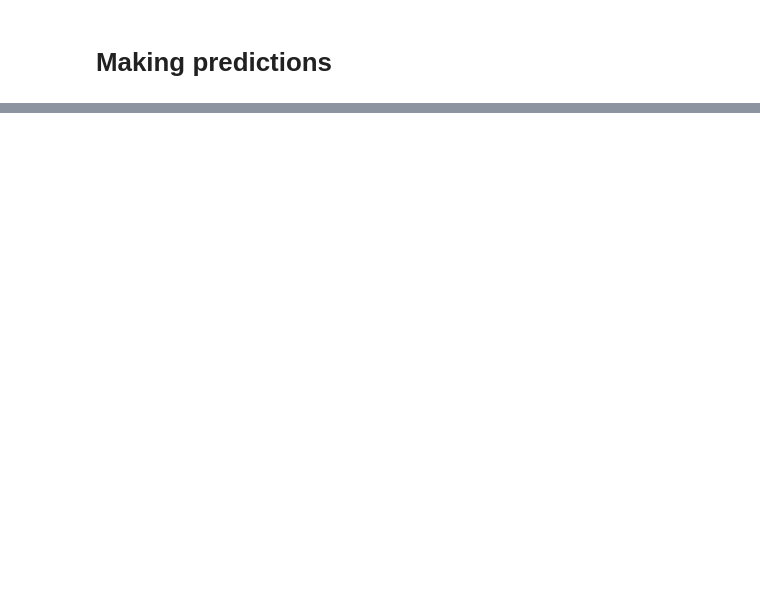
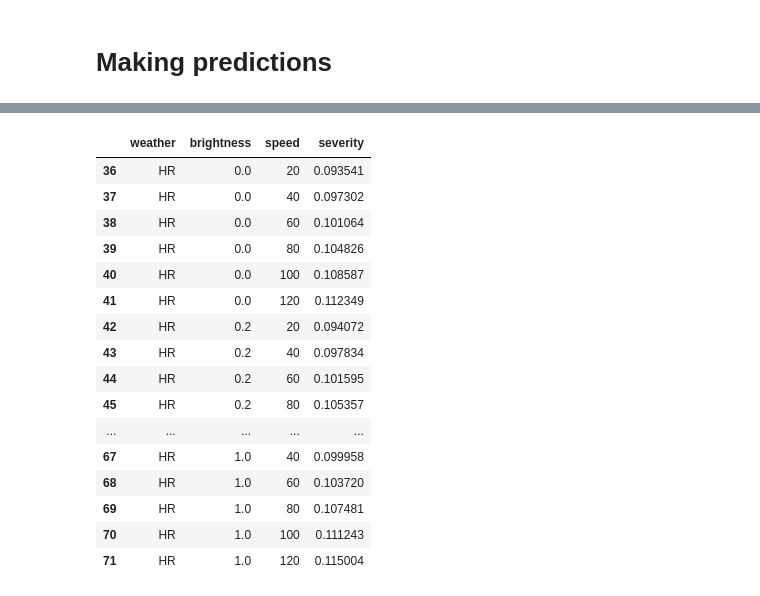
Before and after one commit to SoySauceNZ/tf-crash-severity, a Jupyter notebook: tensorflow/model_predict.ipynb, the cells around one changed output, grey strips where cells are left out. Cells and saved outputs as stored; diff of their text form; code cells hidden in the pictures; blank space fills up the shorter version.

```diff
--- a/tensorflow/model_predict.ipynb
+++ b/tensorflow/model_predict.ipynb
@@ -166,0 +174,20 @@ results.describe()
+# %%
+heavy_rain_results
+# %% [output]
+|  | weather | brightness | speed | severity |
+| 36 | HR | 0.0 | 20 | 0.093541 |
+| 37 | HR | 0.0 | 40 | 0.097302 |
+| 38 | HR | 0.0 | 60 | 0.101064 |
+| 39 | HR | 0.0 | 80 | 0.104826 |
+| 40 | HR | 0.0 | 100 | 0.108587 |
+| 41 | HR | 0.0 | 120 | 0.112349 |
+| 42 | HR | 0.2 | 20 | 0.094072 |
+| 43 | HR | 0.2 | 40 | 0.097834 |
+| 44 | HR | 0.2 | 60 | 0.101595 |
+| 45 | HR | 0.2 | 80 | 0.105357 |
+| ... | ... | ... | ... | ... |
+| 67 | HR | 1.0 | 40 | 0.099958 |
+| 68 | HR | 1.0 | 60 | 0.103720 |
+| 69 | HR | 1.0 | 80 | 0.107481 |
+| 70 | HR | 1.0 | 100 | 0.111243 |
+| 71 | HR | 1.0 | 120 | 0.115004 |
```
Also changed, not shown: parts of 10 cells of this notebook.
